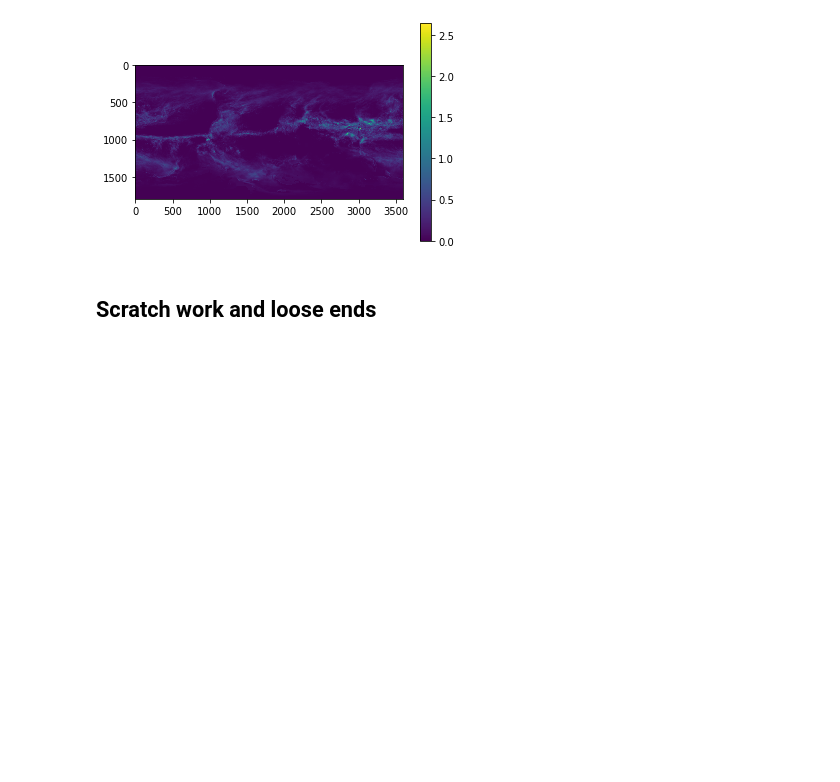
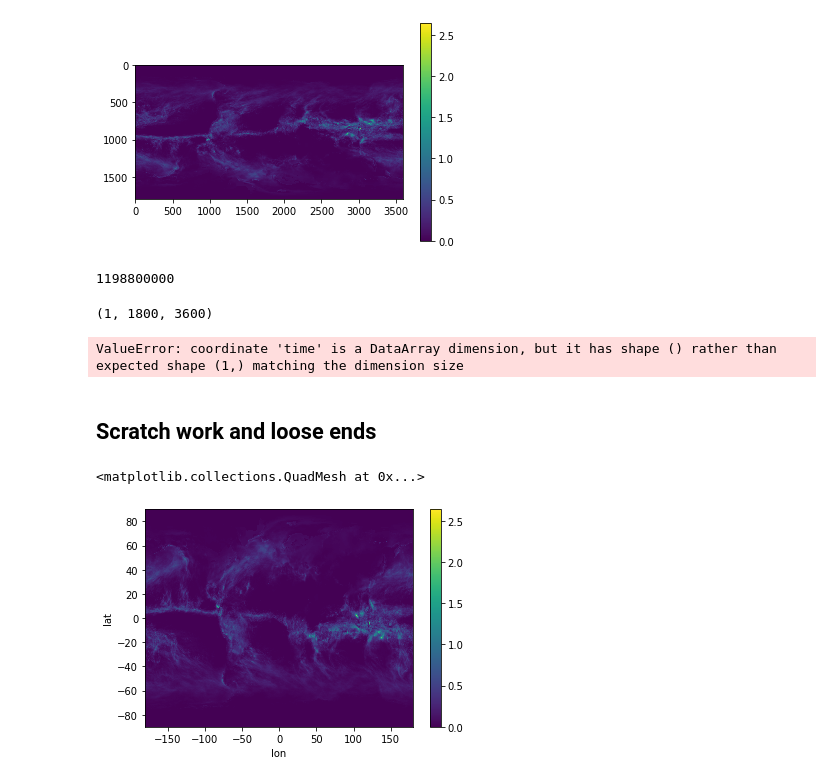
Before and after one commit to ascheliga/CYGNSS-GRACE, a Jupyter notebook: notebooks/exploratory_visualizeIMERG.ipynb, the cells around one changed output. Drawn from its saved outputs; the diff is of its cells as text; code cells hidden in the pictures; blank space fills up the shorter version.

```diff
--- a/notebooks/exploratory_visualizeIMERG.ipynb
+++ b/notebooks/exploratory_visualizeIMERG.ipynb
@@ -31,0 +62,4 @@ f = h5py.File(imerg_filepath + test_filename,'r')
+# %%
+# Timeframe
+time_bnds = f['Grid']['time_bnds'][0][:]
+print(time_bnds)
@@ -32,11 +68,41 @@ f = h5py.File(imerg_filepath + test_filename,'r')
+# %%
+lon_var = f['Grid']['lon'][:]
+lat_var = f['Grid']['lat'][:]
+lat_grid , lon_grid = np.meshgrid(lat_var,lon_var)
 # %%
-
-test = np.array(f['Grid']['precipitation']).T.squeeze()
+# Precipitation values
+test = f['Grid']['precipitation'][:].T.squeeze()
 test[test<0] = np.nan
 plt.imshow(test)
 plt.colorbar()
 # %% [output]
 <matplotlib.colorbar.Colorbar at 0x...>
 [figure]
+# %%
+time_bnds[0]
+# %% [output]
+1198800000
+# %%
+test3d = test[np.newaxis,:]
+test3d.shape
+# %% [output]
+(1, 1800, 3600)
+# %%
+xr_test = xr.DataArray(
+    test,
+    coords = {
+        "time":time_bnds[0],
+        "lat": lat_var,
+        "lon": lon_var
+    },
+    dims = ['time','lat','lon']
+)
+# %% [output]
+ValueError: coordinate 'time' is a DataArray dimension, but it has shape () rather than expected shape (1,) matching the dimension size
 # %% [markdown]
 ## Scratch work and loose ends
+# %%
+xr_test.plot()
+# %% [output]
+<matplotlib.collections.QuadMesh at 0x...>
+[figure, added]
```
Also changed, not shown: parts of 10 cells of this notebook.
